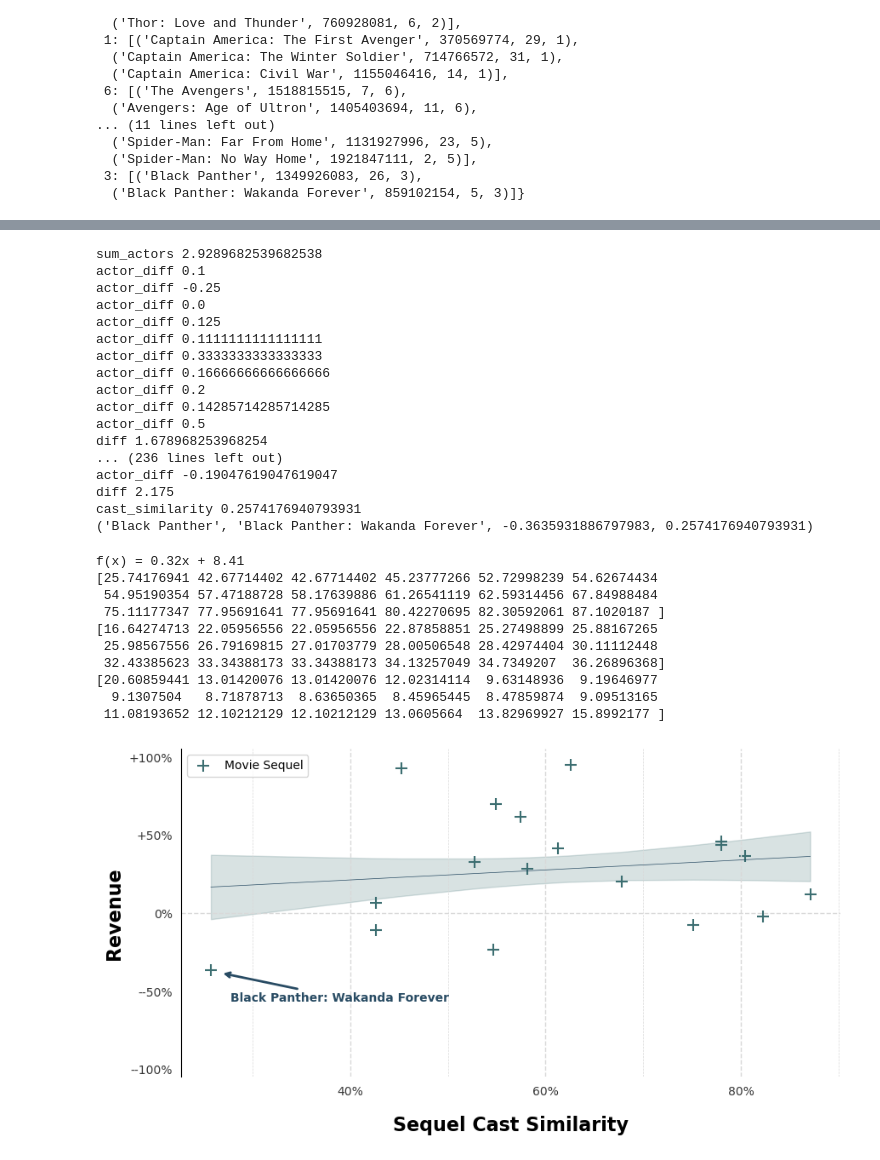
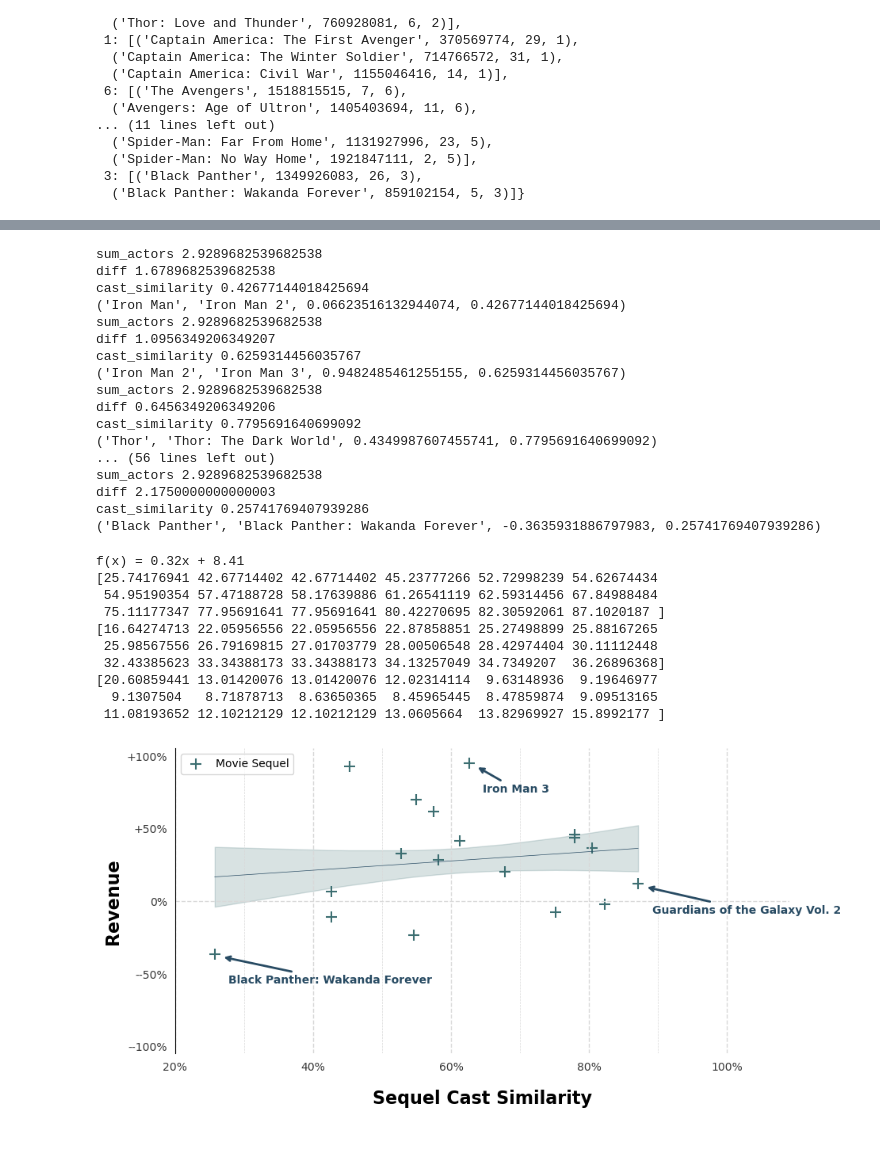
Before and after one commit to rizz-kings/data-in-the-wild, a Jupyter notebook: notebooks/filmseriesrevenue.ipynb, the cells around one changed output, grey strips where cells are left out. Saved outputs shown, nothing was run; the diff lists cells and outputs as text; code cells hidden in the pictures.

```diff
--- a/notebooks/filmseriesrevenue.ipynb
+++ b/notebooks/filmseriesrevenue.ipynb
@@ -243,16 +243,16 @@ df.head()
 # %%
 film_series_sorted = {}
 
-for movie in df.itertuples():
+for movie_name in df.itertuples():
     # getting the index
-    movie = tuple(movie)
-    index = movie[0]
+    movie_name = tuple(movie_name)
+    index = movie_name[0]
     # index = movie["Unnamed: 0"]
-    film_series = movie[9]
+    film_series = movie_name[9]
     if film_series == 0:
         continue
 
-    movie_tuple = (movie[1], movie[8], index, film_series)
+    movie_tuple = (movie_name[1], movie_name[8], index, film_series)
     if film_series in film_series_sorted:
         film_series_sorted[film_series].append(movie_tuple)
     else:
@@ -334,7 +334,7 @@ for film_series_index, film_series in film_series_sorted.items():
         for i, actor in enumerate(cast_vector1):
             if actor != 0:
                 actor_diff =  actor - cast_vector2[i]
-                print("actor_diff", actor_diff)
+                # print("actor_diff", actor_diff)
                 diff += max(0, actor_diff)
                 # diff += actor * (1 - abs(cast_vector2[i] / actor))
                 # diff += actor * min(1, cast_vector2[i] / actor)
@@ -356,22 +356,22 @@ for film_series_index, film_series in film_series_sorted.items():
         movie_successions.append(movie_succession)
 # %% [output]
 sum_actors 2.9289682539682538
-actor_diff 0.1
-actor_diff -0.25
-actor_diff 0.0
-actor_diff 0.125
-actor_diff 0.1111111111111111
-actor_diff 0.3333333333333333
-actor_diff 0.16666666666666666
-actor_diff 0.2
-actor_diff 0.14285714285714285
-actor_diff 0.5
-diff 1.678968253968254
-... (236 lines left out)
-actor_diff -0.19047619047619047
-diff 2.175
-cast_similarity 0.2574176940793931
-('Black Panther', 'Black Panther: Wakanda Forever', -0.3635931886797983, 0.2574176940793931)
+diff 1.6789682539682538
+cast_similarity 0.42677144018425694
+('Iron Man', 'Iron Man 2', 0.06623516132944074, 0.42677144018425694)
+sum_actors 2.9289682539682538
+diff 1.0956349206349207
+cast_similarity 0.6259314456035767
+('Iron Man 2', 'Iron Man 3', 0.9482485461255155, 0.6259314456035767)
+sum_actors 2.9289682539682538
+diff 0.6456349206349206
+cast_similarity 0.7795691640699092
+('Thor', 'Thor: The Dark World', 0.4349987607455741, 0.7795691640699092)
+... (56 lines left out)
+sum_actors 2.9289682539682538
+diff 2.1750000000000003
+cast_similarity 0.25741769407939286
+('Black Panther', 'Black Panther: Wakanda Forever', -0.3635931886797983, 0.25741769407939286)
 # %%
 # making scatter plot
 # cast similaryty on x
@@ -400,7 +400,7 @@ plt.ylabel('Revenue', fontdict={'fontsize': 16, 'fontweight': 'bold'})
 
 # x scale from 0 to 100%
 # y scale from -1 to 1
-# plt.xlim(0, 101)
+plt.xlim(20, 109)
 plt.ylim(-105, 105)
 
 
@@ -428,7 +428,7 @@ plt.gca().set_yticklabels([f"{'+' if x > 0 else '-' if x < 0 else ''}" + '{:.0f}
 
 # horizontal line at 0
 
-annotated_indexes = [17]
+annotated_indexes = [17, 1, 10]
 # annotating the points
 for i, txt in enumerate([movie_succession[1] for movie_succession in movie_successions]):
     # plt.annotate(f"{i}-{txt}", (x[i], y[i]))
@@ -468,31 +468,31 @@ y_err = (np.array(y)-y_est).std() * np.sqrt(1/len(x) + (x - x.mean())**2 / np.su
 plt.fill_between(x, y_est - y_err, y_est + y_err, alpha=0.2, color='#3c6e71')
 
 print(x)
 print(y_est)
 print(y_err)
 
 
 plt.plot(x, y_est, c='#284b63', lw=0.5)
 
 
 
 
 point = 20
 # plt.annotate("Linear Regression without Outliers", (point, m*point + b + 5),  fontsize=10, rotation=m*13, c='red')
 
 plt.legend(loc='upper left')
 
 plt.savefig(PLOT_FOLDER + "/revenue_vs_cast_similarity.png", bbox_inches='tight', dpi=1000)
 plt.show()
 # %% [output]
 f(x) = 0.32x + 8.41
 [25.74176941 42.67714402 42.67714402 45.23777266 52.72998239 54.62674434
  54.95190354 57.47188728 58.17639886 61.26541119 62.59314456 67.84988484
  75.11177347 77.95691641 77.95691641 80.42270695 82.30592061 87.1020187 ]
 [16.64274713 22.05956556 22.05956556 22.87858851 25.27498899 25.88167265
  25.98567556 26.79169815 27.01703779 28.00506548 28.42974404 30.11112448
  32.43385623 33.34388173 33.34388173 34.13257049 34.7349207  36.26896368]
 [20.60859441 13.01420076 13.01420076 12.02314114  9.63148936  9.19646977
   9.1307504   8.71878713  8.63650365  8.45965445  8.47859874  9.09513165
  11.08193652 12.10212129 12.10212129 13.0605664  13.82969927 15.8992177 ]
-[figure, old version]
+[figure, new version]
```
Also changed, not shown: parts of 7 cells of this notebook, 4 other files.
